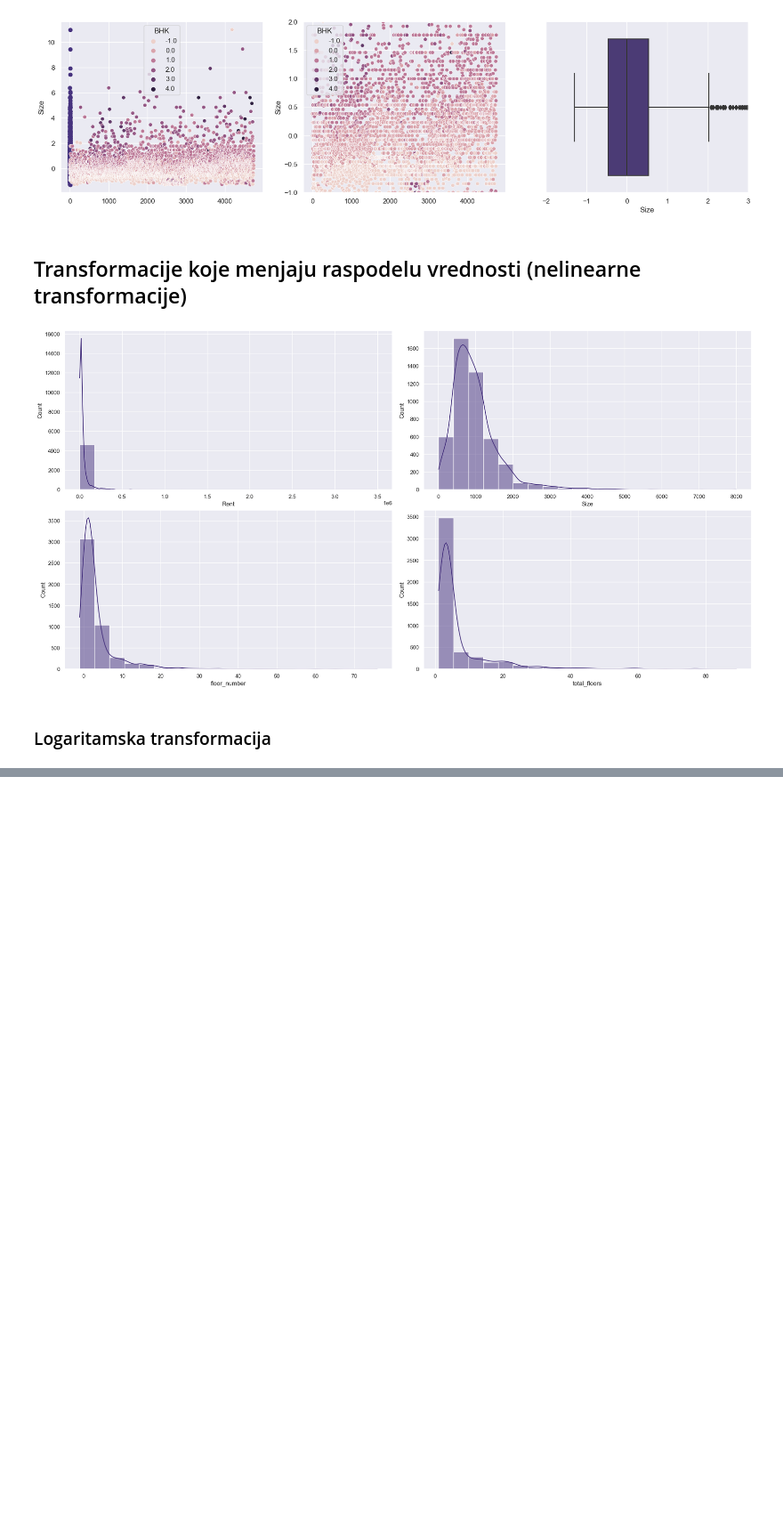
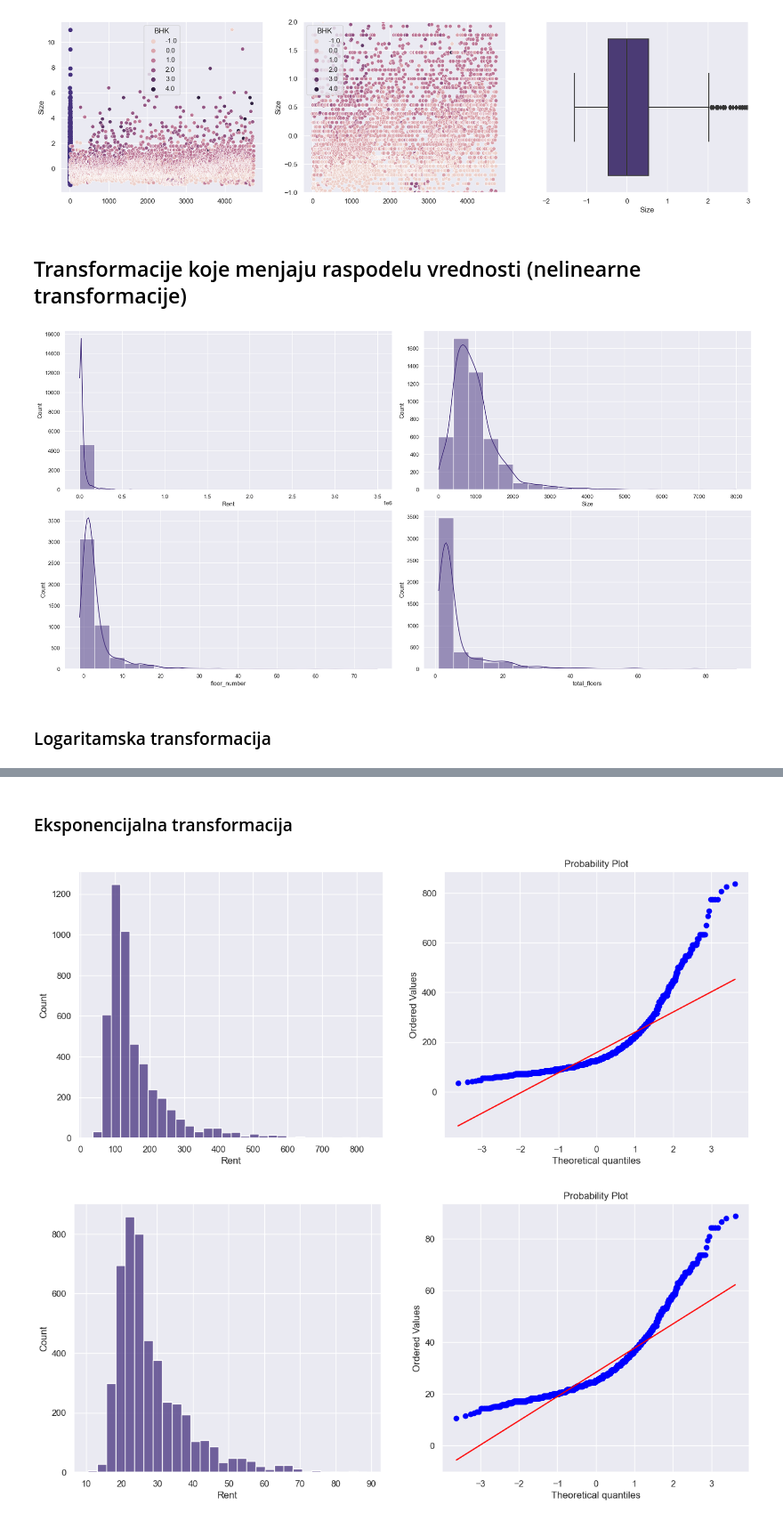
Before and after one commit to matija-speletic/preprocesiranje_seminarski_1, a Jupyter notebook: Transformacija_podataka_prakticni_deo.ipynb, the cells around one changed output, grey strips where cells are left out. Shown at 89% size. Drawn from its saved outputs; the diff is of its cells as text; code cells hidden in the pictures; blank space fills up the shorter version.

```diff
--- a/Transformacija_podataka_prakticni_deo.ipynb
+++ b/Transformacija_podataka_prakticni_deo.ipynb
@@ -380,0 +380,11 @@ diagnostic_plots(df_transformed, 'Rent')
+# %% [markdown]
+### Eksponencijalna transformacija
+# %%
+rent_root = np.sqrt(df_transformed['Rent'])
+rent_power = np.power(df_transformed['Rent'], 1/3)
+
+diagnostic_plots(rent_root)
+diagnostic_plots(rent_power)
+# %% [output]
+[figure, added]
+[figure, added]
```
Also changed, not shown: parts of 16 cells of this notebook.
